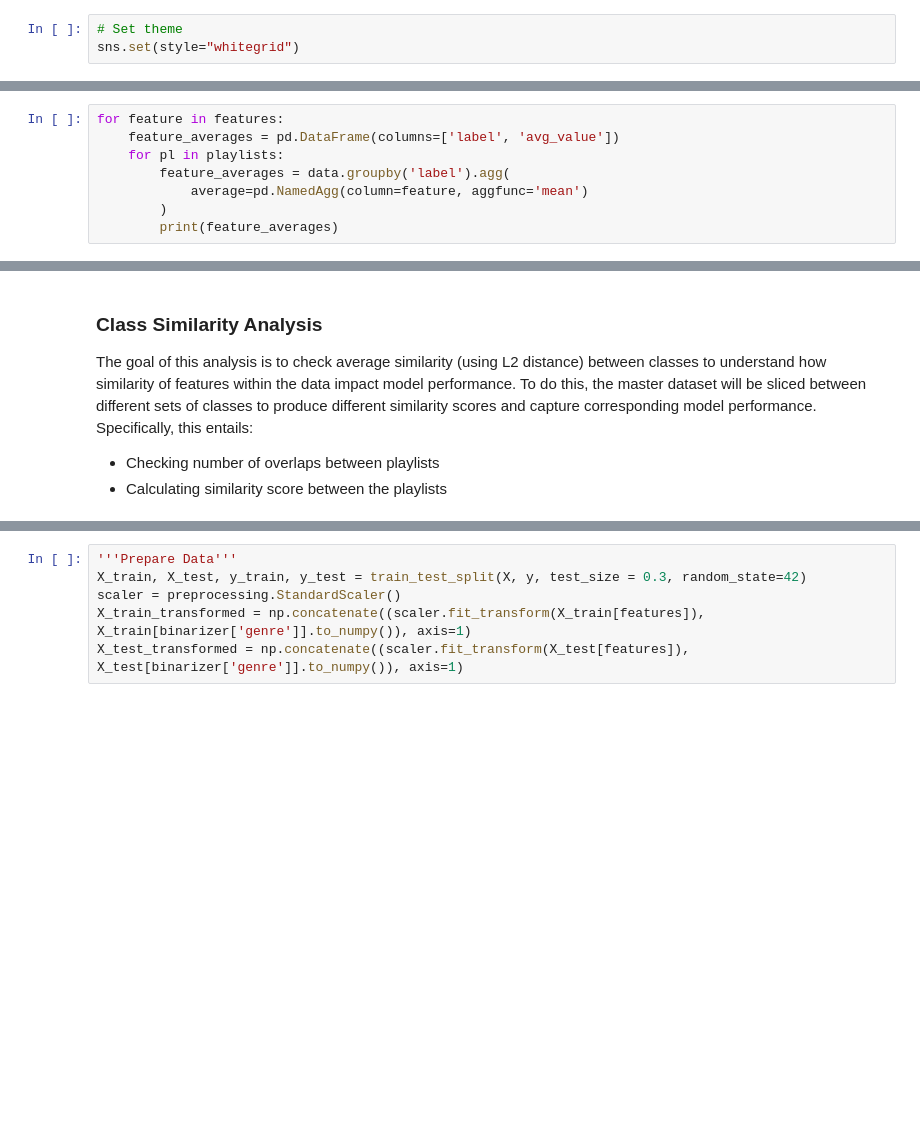
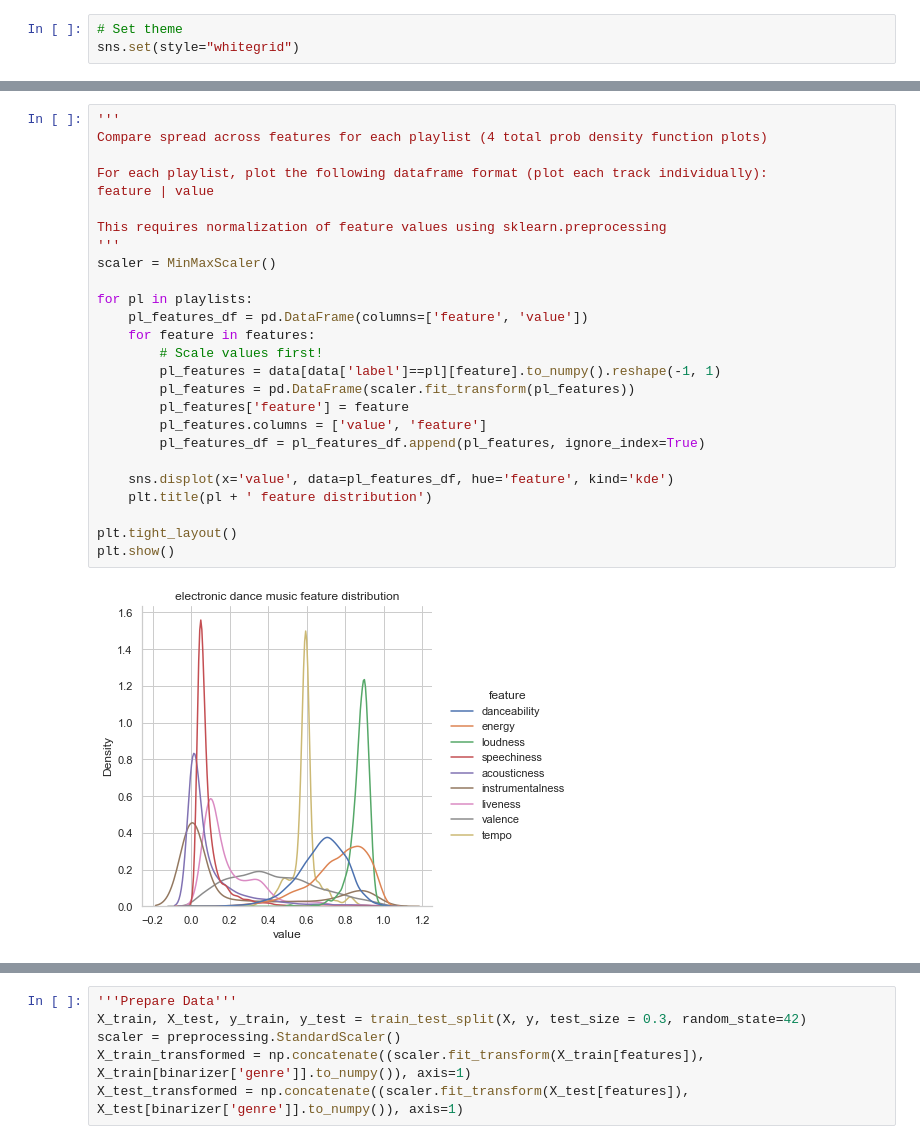
Before and after one commit to andrec279/contextify, a Jupyter notebook: contextify_explore.ipynb, the cells around one changed output, grey strips where cells are left out. Cells and saved outputs as stored; diff of their text form; blank space fills up the shorter version.

```diff
--- a/contextify_explore.ipynb
+++ b/contextify_explore.ipynb
@@ -706,8 +669,0 @@ for index, row in pls_df_scaled.iterrows():
-# %%
-for feature in features:
-    feature_averages = pd.DataFrame(columns=['label', 'avg_value'])
-    for pl in playlists:
-        feature_averages = data.groupby('label').agg(
-            average=pd.NamedAgg(column=feature, aggfunc='mean')
-        )
-        print(feature_averages)
@@ -780,5 +670,28 @@ plt.show()
-# %% [markdown]
-### Class Similarity Analysis
-The goal of this analysis is to check average similarity (using L2 distance) between classes to understand how similarity of features within the data impact model performance. To do this, the master dataset will be sliced between different sets of classes to produce different similarity scores and capture corresponding model performance. Specifically, this entails:
-- Checking number of overlaps between playlists
-- Calculating similarity score between the playlists
+# %%
+'''
+Compare spread across features for each playlist (4 total prob density function plots)
+
+For each playlist, plot the following dataframe format (plot each track individually):
+feature | value
+
+This requires normalization of feature values using sklearn.preprocessing
+'''
+scaler = MinMaxScaler()
+
+for pl in playlists:
+    pl_features_df = pd.DataFrame(columns=['feature', 'value'])
+    for feature in features:
+        # Scale values first!
+        pl_features = data[data['label']==pl][feature].to_numpy().reshape(-1, 1)
+        pl_features = pd.DataFrame(scaler.fit_transform(pl_features))
+        pl_features['feature'] = feature
+        pl_features.columns = ['value', 'feature']
+        pl_features_df = pl_features_df.append(pl_features, ignore_index=True)
+
+    sns.displot(x='value', data=pl_features_df, hue='feature', kind='kde')
+    plt.title(pl + ' feature distribution')
+
+plt.tight_layout()
+plt.show()
+# %% [output]
+[figure, added]
```
Also changed, not shown: parts of 53 cells of this notebook, 2 other files.
